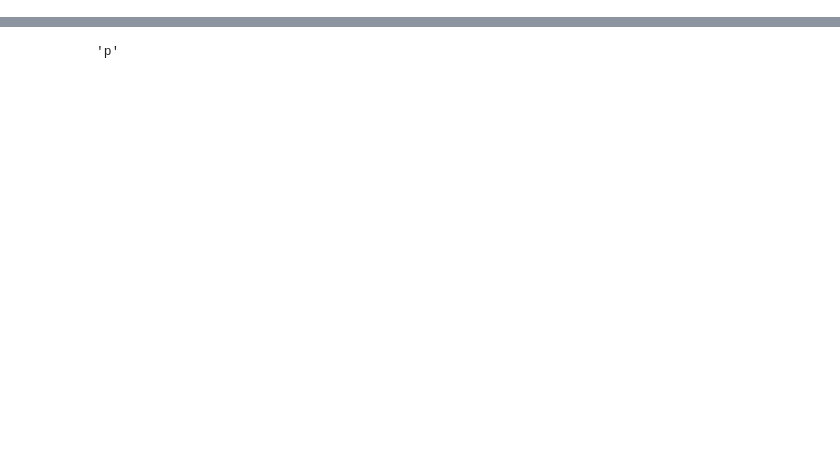
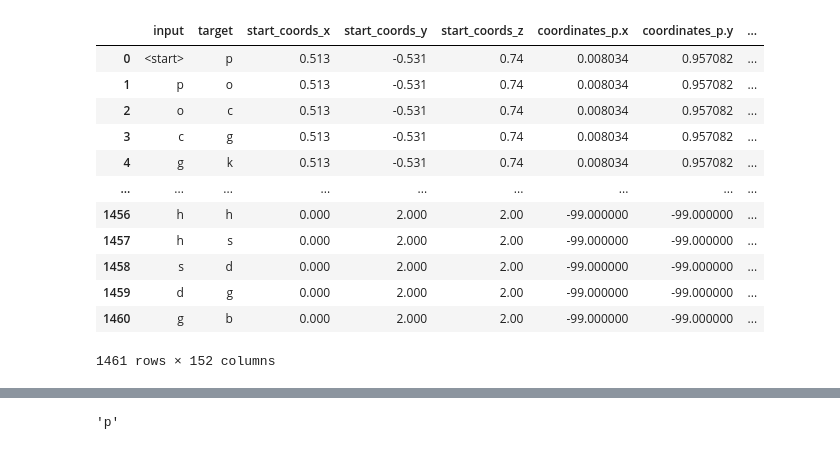
Before and after one commit to zauri/action_selection, a Jupyter notebook: cognitive model/model_evaluation/rnn/nn_with_spatial_info_tf2_7_2022-01-11.ipynb, the cells around one changed output, grey strips where cells are left out. Cells and saved outputs as stored; diff of their text form; code cells hidden in the pictures; blank space fills up the shorter version.

```diff
--- a/cognitive model/model_evaluation/rnn/nn_with_spatial_info_tf2_7_2022-01-11.ipynb
+++ b/cognitive model/model_evaluation/rnn/nn_with_spatial_info_tf2_7_2022-01-11.ipynb
@@ -35,7 +39,26 @@ len(df['target'].unique())
 # %%
 nr_of_sequences = len(df[df['input'] == '<start>'])
 # %%
-#train, val, test = np.split(df.sample(frac=1), [int(0.8*len(df)), int(0.9*len(df))])
+# remove row with target that only occurs once
+
+df_new = df.drop(index=727, axis=0)
+df_new.reset_index(inplace=True, drop=True)
+
+df_new
+# %% [output]
+|  | input | target | start_coords_x | start_coords_y | start_coords_z | coordinates_p.x | coordinates_p.y | ... |
+| 0 | <start> | p | 0.513 | -0.531 | 0.74 | 0.008034 | 0.957082 | ... |
+| 1 | p | o | 0.513 | -0.531 | 0.74 | 0.008034 | 0.957082 | ... |
+| 2 | o | c | 0.513 | -0.531 | 0.74 | 0.008034 | 0.957082 | ... |
+| 3 | c | g | 0.513 | -0.531 | 0.74 | 0.008034 | 0.957082 | ... |
+| 4 | g | k | 0.513 | -0.531 | 0.74 | 0.008034 | 0.957082 | ... |
+| ... | ... | ... | ... | ... | ... | ... | ... | ... |
+| 1456 | h | h | 0.000 | 2.000 | 2.00 | -99.000000 | -99.000000 | ... |
+| 1457 | h | s | 0.000 | 2.000 | 2.00 | -99.000000 | -99.000000 | ... |
+| 1458 | s | d | 0.000 | 2.000 | 2.00 | -99.000000 | -99.000000 | ... |
+| 1459 | d | g | 0.000 | 2.000 | 2.00 | -99.000000 | -99.000000 | ... |
+| 1460 | g | b | 0.000 | 2.000 | 2.00 | -99.000000 | -99.000000 | ... |
+1461 rows × 152 columns
 # %%
 # generate stratified split for train - test/val
 
```
Also changed, not shown: parts of 11 cells of this notebook.
